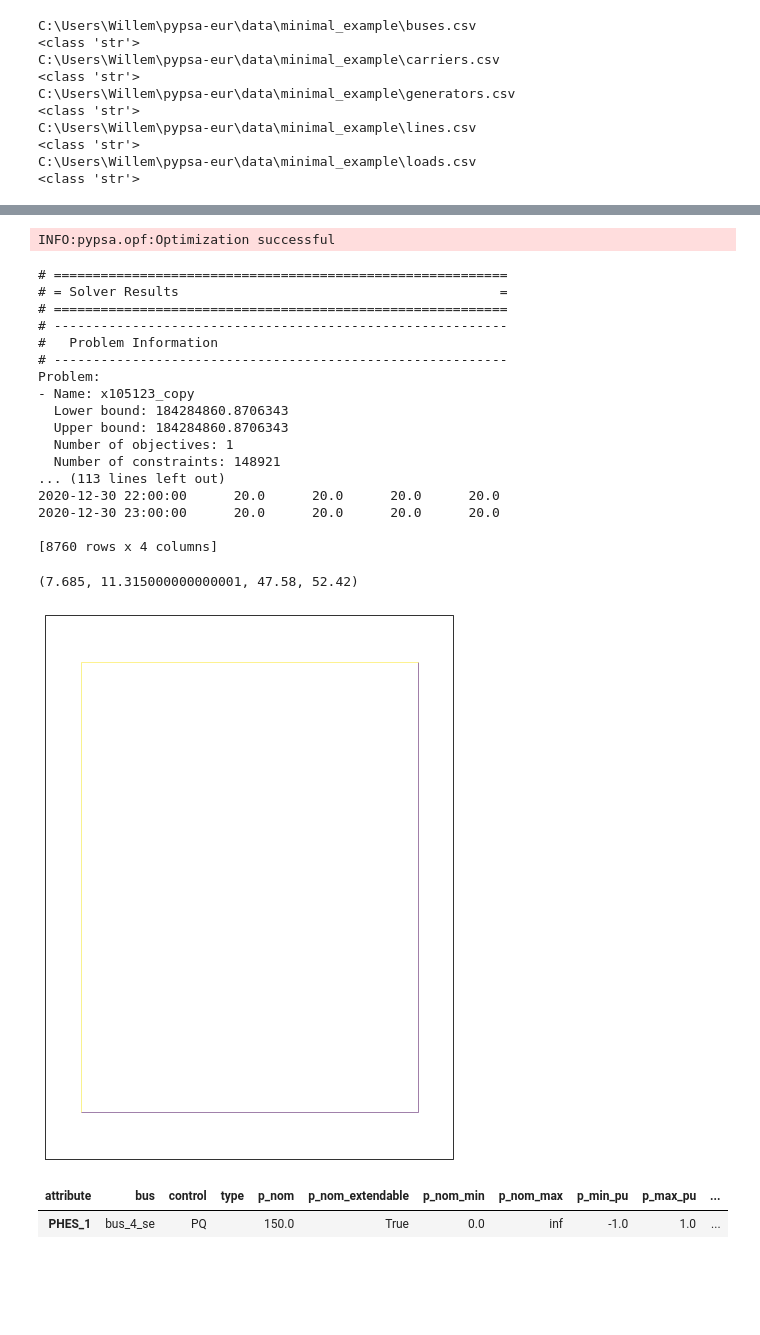
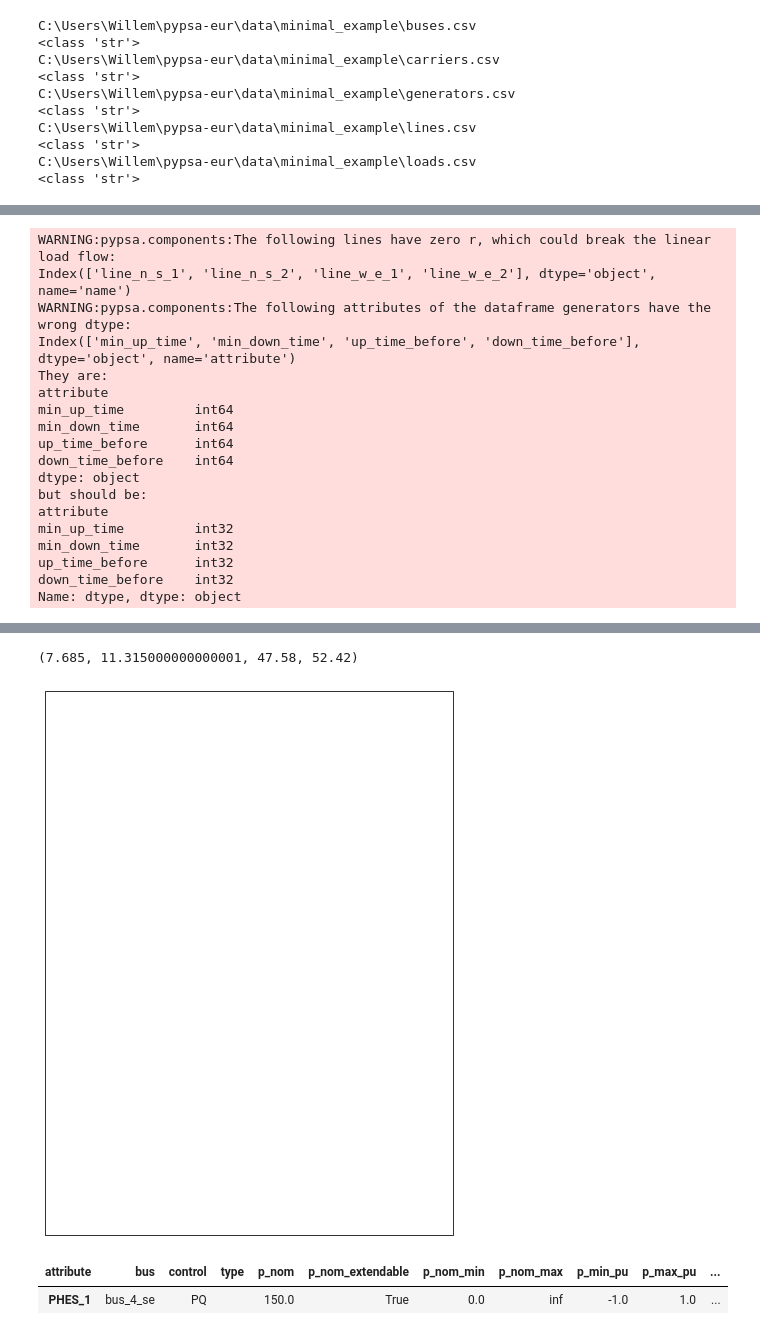
Before and after one commit to WillemDafoe42/PyPSA-rd, a Jupyter notebook: Jupyter Notebook/Example Simple Grid.ipynb, the cells around one changed output, grey strips where cells are left out. Drawn from its saved outputs; the diff is of its cells as text; code cells hidden in the pictures; blank space fills up the shorter version.

Commit message:
Additional commit
Realistic load and renewable time series added to model

```diff
--- a/Jupyter Notebook/Example Simple Grid.ipynb
+++ b/Jupyter Notebook/Example Simple Grid.ipynb
@@ -505,8 +541,28 @@ DatetimeIndex(['2020-01-01 00:00:00', '2020-01-01 01:00:00',
+# %%
+network.consistency_check()
+# %% [output]
+WARNING:pypsa.components:The following lines have zero r, which could break the linear load flow:
+Index(['line_n_s_1', 'line_n_s_2', 'line_w_e_1', 'line_w_e_2'], dtype='object', name='name')
+WARNING:pypsa.components:The following attributes of the dataframe generators have the wrong dtype:
+Index(['min_up_time', 'min_down_time', 'up_time_before', 'down_time_before'], dtype='object', name='attribute')
+They are:
+attribute
+min_up_time         int64
+min_down_time       int64
+up_time_before      int64
+down_time_before    int64
+dtype: object
+but should be:
+attribute
+min_up_time         int32
+min_down_time       int32
+up_time_before      int32
+down_time_before    int32
+Name: dtype, dtype: object
 # %%
 # Solve network and plot network insights
 network.lopf(solver_name="gurobi",
-             formulation ="kirchhoff",
-             extra_functionality = my_f)
+             formulation ="kirchhoff")
 print_lopf_insights(network)
 
 
@@ -548,23 +612,5 @@ DatetimeIndex(['2020-01-01 00:00:00', '2020-01-01 01:00:00',
-INFO:pypsa.opf:Optimization successful
+(7.685, 11.315000000000001, 47.58, 52.42)
-# ==========================================================
-# = Solver Results                                         =
-# ==========================================================
-# ----------------------------------------------------------
-#   Problem Information
-# ----------------------------------------------------------
-Problem:
-- Name: x105123_copy
-  Lower bound: 184284860.8706343
-  Upper bound: 184284860.8706343
-  Number of objectives: 1
-  Number of constraints: 148921
-... (113 lines left out)
-2020-12-30 22:00:00      20.0      20.0      20.0      20.0
-2020-12-30 23:00:00      20.0      20.0      20.0      20.0
-
-[8760 rows x 4 columns]
-(7.685, 11.315000000000001, 47.58, 52.42)
-[figure, old version]
+[figure, new version]
 # %%
 #### Create separate small model with additional pumped hydro storage units
 
```
Also changed, not shown: parts of 9 cells of this notebook.
